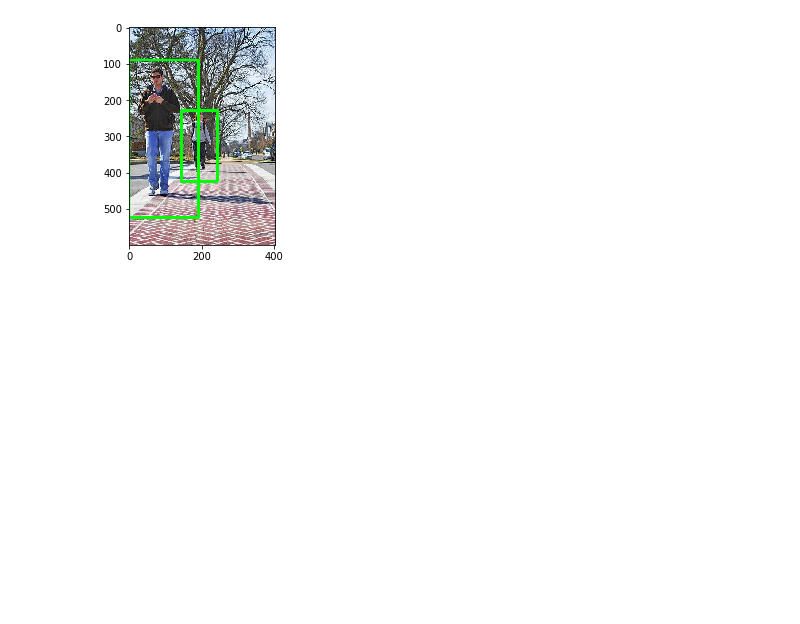
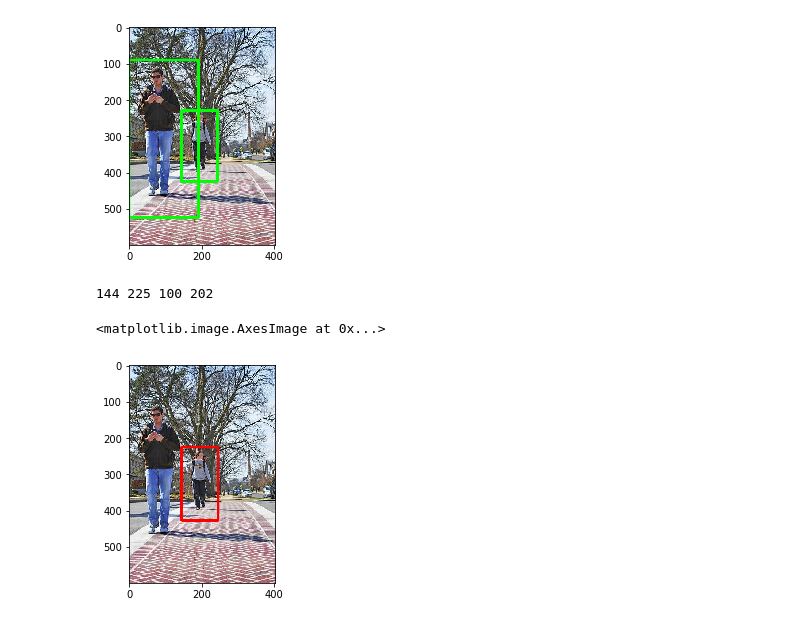
Before and after one commit to jashdalvi/Computer-Vision, a Jupyter notebook: Notebooks/Object Detection (HOG + SVM).ipynb, the cells around one changed output. Cells and saved outputs as stored; diff of their text form; code cells hidden in the pictures; blank space fills up the shorter version.

```diff
--- a/Notebooks/Object Detection (HOG + SVM).ipynb
+++ b/Notebooks/Object Detection (HOG + SVM).ipynb
@@ -134,6 +135,33 @@ print(image.shape)
 (600, 403, 3)
 # %%
 hog.setSVMDetector(svm_detector)
+# %%
+cap = cv2.VideoCapture("../data/images/pedestrians.mp4")
+
+while cap.isOpened():
+    starting_time = time.time()
+    ret,frame = cap.read()
+    if not ret:
+        break
+    frame = cv2.resize(frame,None,fx = 0.4,fy = 0.4,interpolation = cv2.INTER_CUBIC)
+    bboxes, weights = hog.detectMultiScale(frame, winStride=(8, 8),
+                                           padding=(32, 32), scale=1.05,
+                                           finalThreshold=2, hitThreshold=1.0)
+    for box in bboxes:
+        x,y,w,h = box
+        cv2.rectangle(frame,(x,y),(x+w,y+h),(0,255,0),5,cv2.LINE_AA)
+
+
+    ending_time = time.time()
+    fps = 1/(ending_time - starting_time)
+    cv2.putText(frame,"FPS : {:.3f}".format(fps),(10,25),cv2.FONT_HERSHEY_SIMPLEX,0.5,(0,0,255),2)
+    cv2.imshow("Image",frame)
+    k = cv2.waitKey(25)
+    if k == ord('q'):
+        break
+
+cap.release()
+cv2.destroyAllWindows()
 # %%
 bboxes, weights = hog.detectMultiScale(image, winStride=(8, 8),
                                            padding=(32, 32), scale=1.05,
@@ -156,10 +184,14 @@ hog.setSVMDetector(svm_detector_opencv)
 # %%
 bboxes, weights = hog.detectMultiScale(image, winStride=(8, 8),
                                            padding=(32, 32), scale=1.05,
                                            finalThreshold=2, hitThreshold=1.0)
 for box in bboxes:
     x,y,w,h = box
     print(x,y,w,h)
-    cv2.rectangle(image,(x,y),(x+w,y+h),(0,0,),5,cv2.LINE_AA)
+    cv2.rectangle(image,(x,y),(x+w,y+h),(0,0,255),5,cv2.LINE_AA)
 
 plt.imshow(image[:,:,::-1])
+# %% [output]
+144 225 100 202
+<matplotlib.image.AxesImage at 0x...>
+[figure, added]
```
Also changed, not shown: parts of 1 cell of this notebook.
